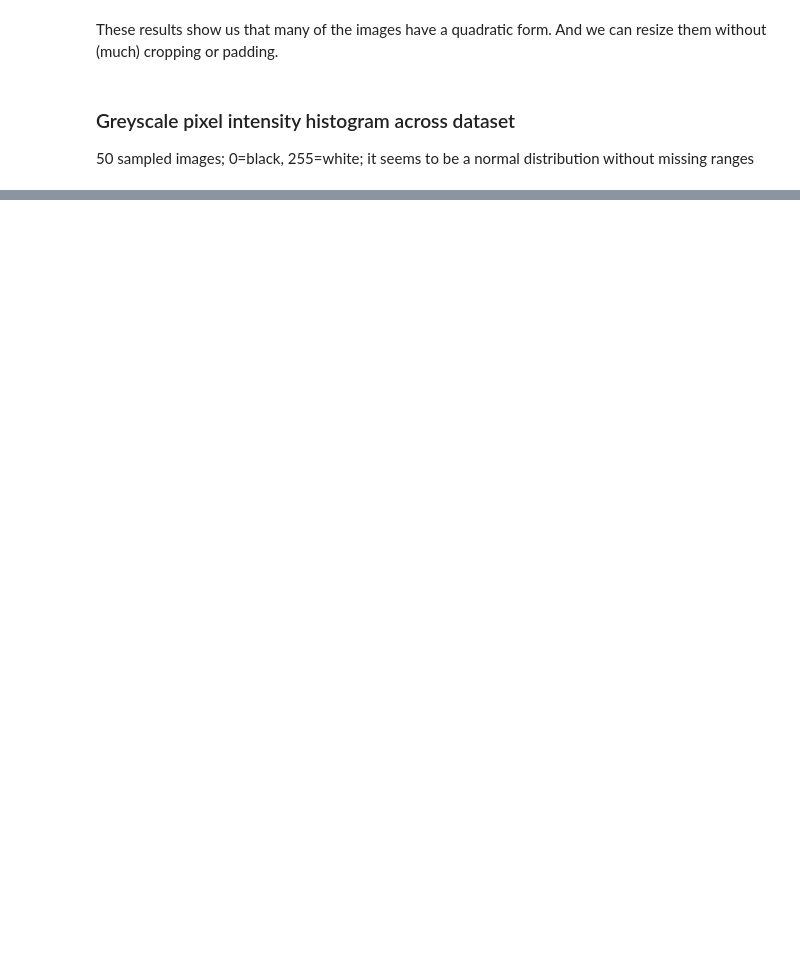
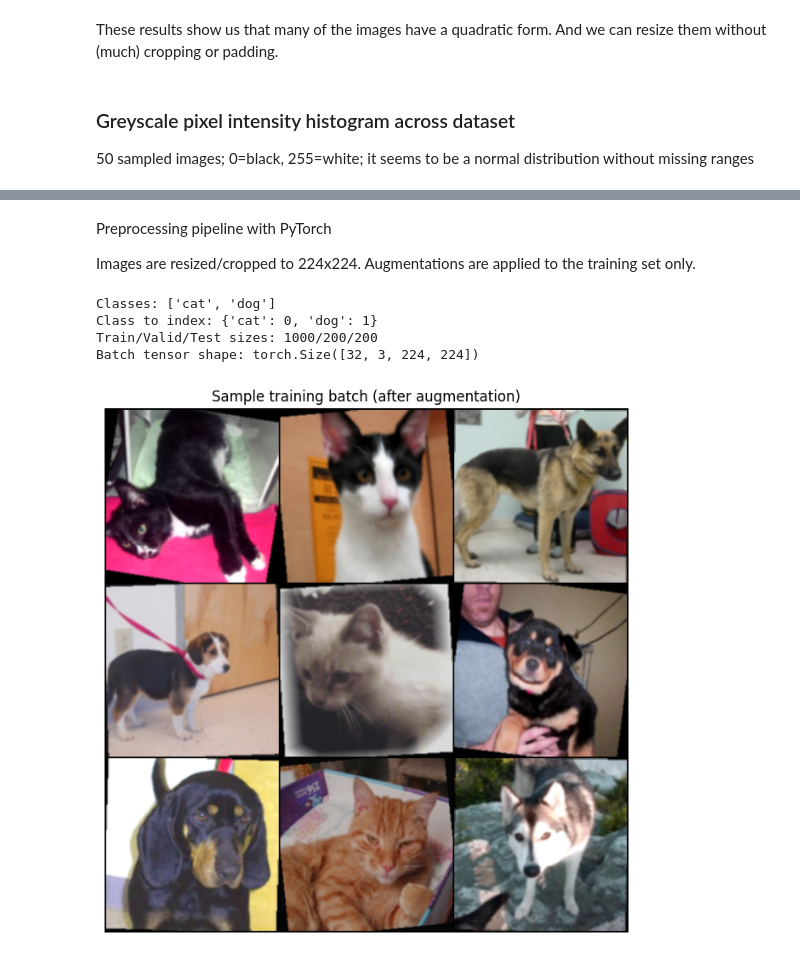
Before and after one commit to nintendog108/CatDog, a Jupyter notebook: Notebooks/Preprocessing.ipynb, the cells around one changed output, grey strips where cells are left out. Drawn from its saved outputs; the diff is of its cells as text; code cells hidden in the pictures; blank space fills up the shorter version.

Commit message:
Refactor preprocessing notebook: replace TensorFlow with PyTorch, improve random sampling logic, and set reproducibility seed

```diff
--- a/Notebooks/Preprocessing.ipynb
+++ b/Notebooks/Preprocessing.ipynb
@@ -226 +166,78 @@ Labels batch shape: (32, 2)
+# %% [markdown]
+Preprocessing pipeline with PyTorch
+<p>Images are resized/cropped to 224x224. Augmentations are applied to the training set only.
+# %%
+from torchvision.transforms import InterpolationMode
+
+batch_size = 32
+img_size = 224
+
+# Normalization (ImageNet stats work well for RGB natural images)
+normalize = transforms.Normalize(mean=[0.485, 0.456, 0.406],
+                                 std=[0.229, 0.224, 0.225])
+
+# Data augmentation for training
+train_transform = transforms.Compose([
+    transforms.Resize(256, interpolation=InterpolationMode.BILINEAR),
+    transforms.RandomResizedCrop(img_size, scale=(0.8, 1.0), ratio=(0.9, 1.1), interpolation=InterpolationMode.BILINEAR),
+    transforms.RandomHorizontalFlip(p=0.5),
+    transforms.RandomRotation(10, interpolation=InterpolationMode.BILINEAR),
+    transforms.ColorJitter(brightness=0.2, contrast=0.2, saturation=0.2, hue=0.05),
+    transforms.GaussianBlur(kernel_size=3, sigma=(0.1, 2.0)),
+    transforms.ToTensor(),
+    normalize,
+])
+
+# Validation/Test: no augmentation, deterministic
+inference_transform = transforms.Compose([
+    transforms.Resize(256, interpolation=InterpolationMode.BILINEAR),
+    transforms.CenterCrop(img_size),
+    transforms.ToTensor(),
+    normalize,
+])
+
+# Datasets
+train_dir = data_folder / "train"
+valid_dir = data_folder / "valid"
+test_dir  = data_folder / "test"
+
+train_ds = datasets.ImageFolder(str(train_dir), transform=train_transform)
+valid_ds = datasets.ImageFolder(str(valid_dir), transform=inference_transform)
+test_ds  = datasets.ImageFolder(str(test_dir),  transform=inference_transform)
+
+# DataLoaders
+num_workers = 2  # adjust based on CPU cores
+pin_memory = True if torch.cuda.is_available() else False
+
+train_loader = DataLoader(train_ds, batch_size=batch_size, shuffle=True,  num_workers=num_workers, pin_memory=pin_memory)
+valid_loader = DataLoader(valid_ds, batch_size=batch_size, shuffle=False, num_workers=num_workers, pin_memory=pin_memory)
+test_loader  = DataLoader(test_ds,  batch_size=batch_size, shuffle=False, num_workers=num_workers, pin_memory=pin_memory)
+
+print("Classes:", train_ds.classes)
+print("Class to index:", train_ds.class_to_idx)
+print(f"Train/Valid/Test sizes: {len(train_ds)}/{len(valid_ds)}/{len(test_ds)}")
+
+# Visualize a training batch
+images, labels = next(iter(train_loader))
+print("Batch tensor shape:", images.shape)
+
+# Convert back to [0,1] for display from normalized tensors
+inv_normalize = transforms.Normalize(
+    mean=[-m/s for m, s in zip([0.485, 0.456, 0.406], [0.229, 0.224, 0.225])],
+    std=[1/s for s in [0.229, 0.224, 0.225]]
+)
+
+imgs_show = inv_normalize(images.clone())
+grid = make_grid(imgs_show[:9], nrow=3, padding=2)
+plt.figure(figsize=(8, 8))
+plt.imshow(grid.permute(1, 2, 0).numpy())
+plt.axis("off")
+plt.title("Sample training batch (after augmentation)")
+plt.show()
+# %% [output]
+Classes: ['cat', 'dog']
+Class to index: {'cat': 0, 'dog': 1}
+Train/Valid/Test sizes: 1000/200/200
+Batch tensor shape: torch.Size([32, 3, 224, 224])
+[figure, added]
 # %% [markdown]
```
Also changed, not shown: parts of 11 cells of this notebook, 1 other file.
